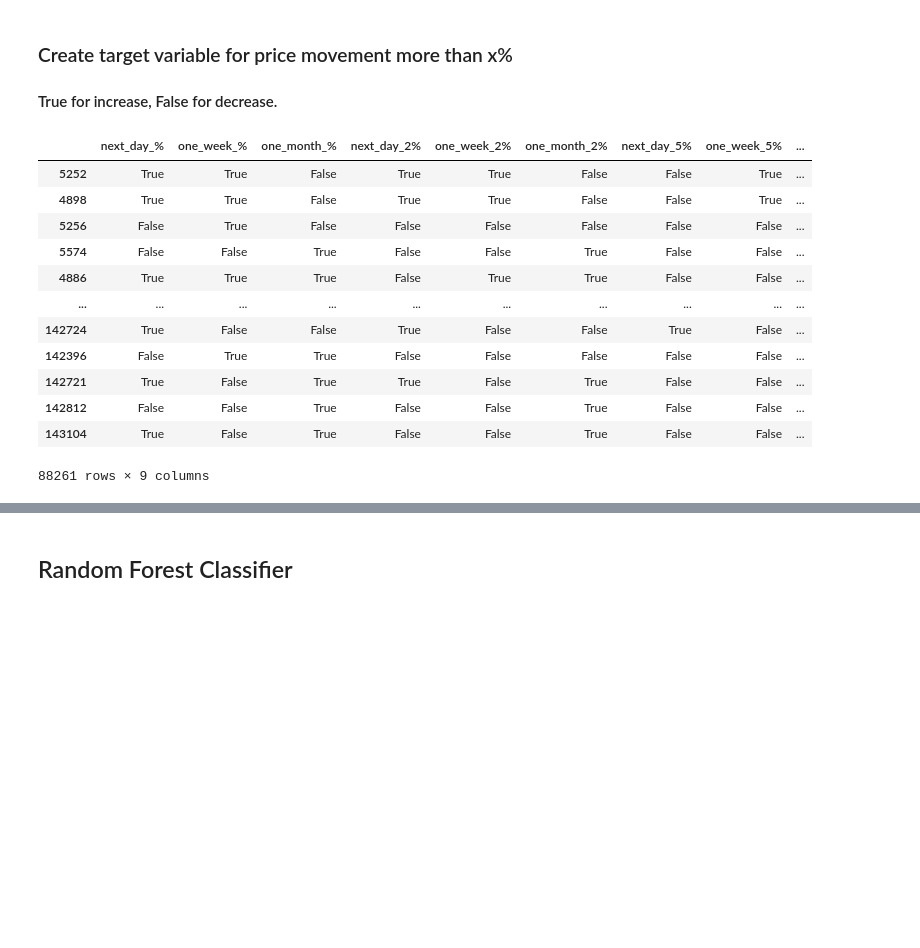
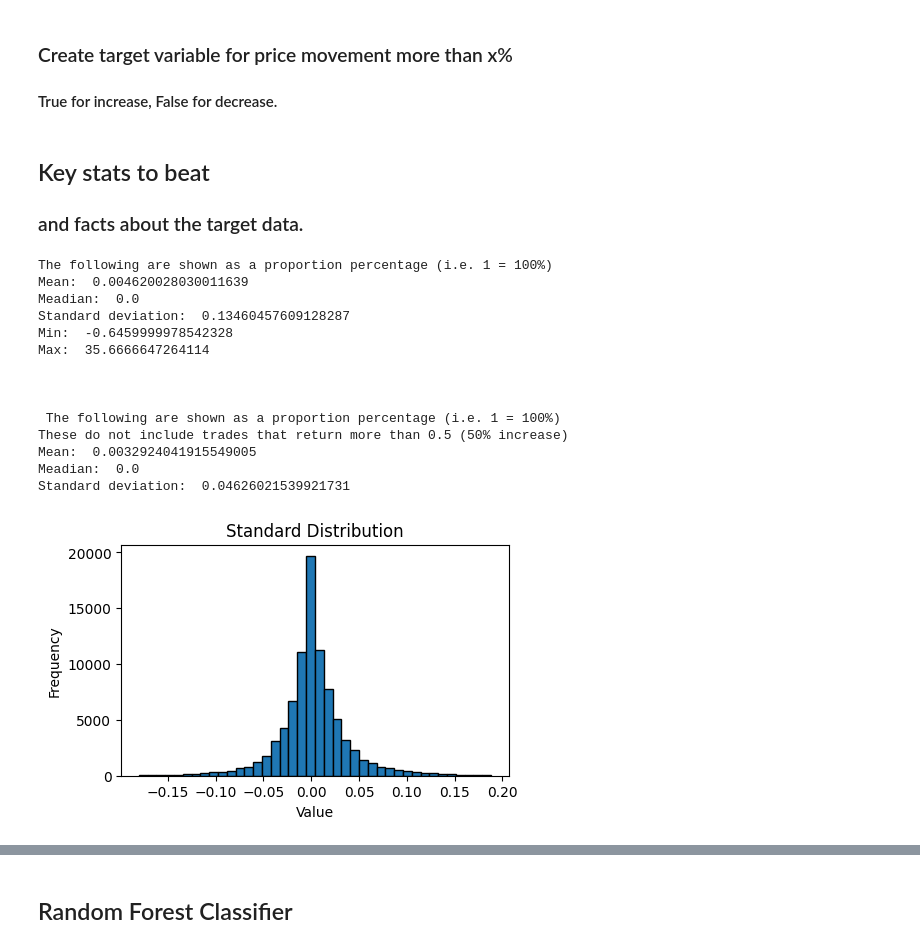
Before and after one commit to aaron-galligan/TradingBot, a Jupyter notebook: analysis.ipynb, the cells around one changed output, grey strips where cells are left out. Saved outputs shown, nothing was run; the diff lists cells and outputs as text; code cells hidden in the pictures; blank space fills up the shorter version.

```diff
--- a/analysis.ipynb
+++ b/analysis.ipynb
@@ -84,3 +22,0 @@ df = df.sort_values(by='transaction_date')
-# %%
-df_by_ticker = df.copy()
-print(df_by_ticker.shape)
@@ -291,16 +109,52 @@ targets = pd.DataFrame(targets_dict)
-# %%
-targets
-# %% [output]
-|  | next_day_% | one_week_% | one_month_% | next_day_2% | one_week_2% | one_month_2% | next_day_5% | one_week_5% | ... |
-| 5252 | True | True | False | True | True | False | False | True | ... |
-| 4898 | True | True | False | True | True | False | False | True | ... |
-| 5256 | False | True | False | False | False | False | False | False | ... |
-| 5574 | False | False | True | False | False | True | False | False | ... |
-| 4886 | True | True | True | False | True | True | False | False | ... |
-| ... | ... | ... | ... | ... | ... | ... | ... | ... | ... |
-| 142724 | True | False | False | True | False | False | True | False | ... |
-| 142396 | False | True | True | False | False | False | False | False | ... |
-| 142721 | True | False | True | True | False | True | False | False | ... |
-| 142812 | False | False | True | False | False | True | False | False | ... |
-| 143104 | True | False | True | False | False | True | False | False | ... |
-88261 rows × 9 columns
+# %% [markdown]
+## Key stats to beat
+### and facts about the target data.
+# %%
+prices = df_by_ticker['future_prices']
+p = prices.apply(lambda df: df.iloc[0]['Close'] / df.iloc[0]['Open']) - 1
+# %%
+
+print('The following are shown as a proportion percentage (i.e. 1 = 100%)')
+print('Mean: ', p.mean())
+print('Meadian: ', p.median())
+print('Standard deviation: ', p.std())
+print('Min: ', p.min())
+print('Max: ', p.max())
+
+
+pp = p[p <= 0.5] # this removes the top 100 trades
+pp = pp[pp >= -0.5] # this removes the bottom ~5 trades
+
+
+
+print('\n\n\nThe following are shown as a proportion percentage (i.e. 1 = 100%)')
+print('These do not include trades that return more than 0.5 (50% increase)')
+print('Mean: ', pp.mean())
+print('Meadian: ', pp.median())
+print('Standard deviation: ', pp.std())
+
+
+
+
+plt.figure(figsize=(5,3))
+plt.hist(pp[abs(pp - pp.mean()) <= 4 * pp.std()], bins=40, edgecolor='black')
+plt.title('Standard Distribution')
+plt.xlabel('Value')
+plt.ylabel('Frequency')
+plt.show()
+# %% [output]
+The following are shown as a proportion percentage (i.e. 1 = 100%)
+Mean:  0.004620028030011639
+Meadian:  0.0
+Standard deviation:  0.13460457609128287
+Min:  -0.6459999978542328
+Max:  35.6666647264114
+
+
+
+ The following are shown as a proportion percentage (i.e. 1 = 100%)
+These do not include trades that return more than 0.5 (50% increase)
+Mean:  0.0032924041915549005
+Meadian:  0.0
+Standard deviation:  0.04626021539921731
+[figure, added]
```
Also changed, not shown: parts of 51 cells of this notebook, 8 other files.
